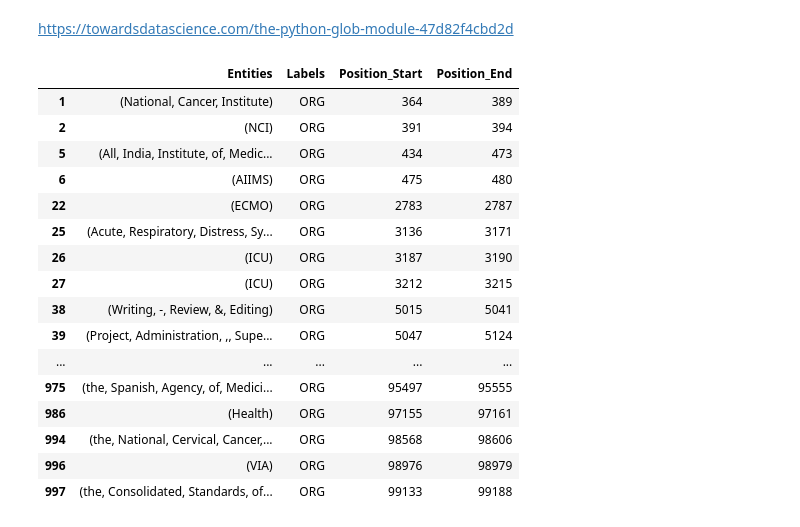
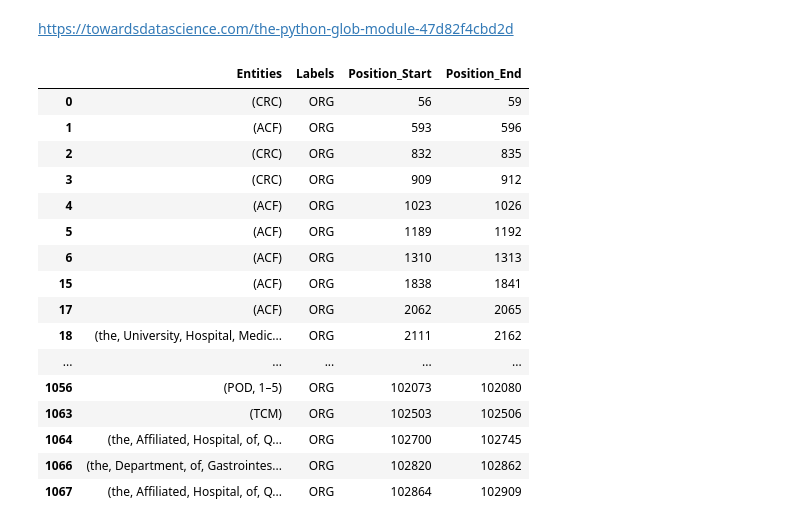
Before and after one commit to petermr/dictionary, a Jupyter notebook: ethics_statement_project/Ethics_statement_project_scraping_txt_file_containing_ethics.ipynb, the cells around one changed output. Drawn from its saved outputs; the diff is of its cells as text; code cells hidden in the pictures.

```diff
--- a/ethics_statement_project/Ethics_statement_project_scraping_txt_file_containing_ethics.ipynb
+++ b/ethics_statement_project/Ethics_statement_project_scraping_txt_file_containing_ethics.ipynb
@@ -66,61 +70,64 @@ files_to_check
 # %% [markdown]
 https://towardsdatascience.com/the-python-glob-module-47d82f4cbd2d
 # %%
+# Converting and writing the xml to text file
 import xml.etree.ElementTree as ET
 #xml_path='/Users/shweata/dictionary/ethics_statement_project/e_cancer_clinical_trial_50/PMC8078272/sections/2_back/0_fn-group.xml'
-file1 = open("ethics_statements_cancer_clinical_trial.50.txt","w+", encoding='utf-8')
+file1 = open("ethics_statements_cancer_clinical_trial_50.txt","w+", encoding='utf-8')
 for file in all_files:
     tree = ET.parse(file)
     root = tree.getroot()
     for para in root.iter('p'):
         #file1.write('para.text')
         print (para.text, file = file1)
+
+text = pathlib.Path("ethics_statements_cancer_clinical_trial_50.txt").read_text(encoding='utf-8')
 # %%
 #!pip install -U spacy
 #!python -m spacy download en_core_web_sm
 import spacy
 from spacy import displacy
 # %%
+# Named entity-recognition
 nlp = spacy.load("en_core_web_sm")
-import pandas as pd
-import pathlib
+
+
 #!python -m pip install icecream
 #from icecream import ic
-text = pathlib.Path("ethics_statements_cancer_clinical_trial.50.txt").read_text(encoding='utf-8')
 doc = nlp(text)
 
 
 entities = []
 labels = []
 position_start = []
 position_end = []
 
 for ent in doc.ents:
     entities.append(ent)
     labels.append(ent.label_)
     position_start.append(ent.start_char)
     position_end.append(ent.end_char)
 
 df = pd.DataFrame({'Entities':entities,'Labels':labels,'Position_Start':position_start, 'Position_End':position_end})
 pd.set_option("display.max_rows", None, "display.max_columns", None)
 #df
 df[df["Labels"] == 'ORG']
 #ic(entities, labels)
 # %% [output]
 |  | Entities | Labels | Position_Start | Position_End |
-| 1 | (National, Cancer, Institute) | ORG | 364 | 389 |
-| 2 | (NCI) | ORG | 391 | 394 |
-| 5 | (All, India, Institute, of, Medic... | ORG | 434 | 473 |
-| 6 | (AIIMS) | ORG | 475 | 480 |
-| 22 | (ECMO) | ORG | 2783 | 2787 |
-| 25 | (Acute, Respiratory, Distress, Sy... | ORG | 3136 | 3171 |
-| 26 | (ICU) | ORG | 3187 | 3190 |
-| 27 | (ICU) | ORG | 3212 | 3215 |
-| 38 | (Writing, -, Review, &, Editing) | ORG | 5015 | 5041 |
-| 39 | (Project, Administration, ,, Supe... | ORG | 5047 | 5124 |
+| 0 | (CRC) | ORG | 56 | 59 |
+| 1 | (ACF) | ORG | 593 | 596 |
+| 2 | (CRC) | ORG | 832 | 835 |
+| 3 | (CRC) | ORG | 909 | 912 |
+| 4 | (ACF) | ORG | 1023 | 1026 |
+| 5 | (ACF) | ORG | 1189 | 1192 |
+| 6 | (ACF) | ORG | 1310 | 1313 |
+| 15 | (ACF) | ORG | 1838 | 1841 |
+| 17 | (ACF) | ORG | 2062 | 2065 |
+| 18 | (the, University, Hospital, Medic... | ORG | 2111 | 2162 |
 | ... | ... | ... | ... | ... |
-| 975 | (the, Spanish, Agency, of, Medici... | ORG | 95497 | 95555 |
-| 986 | (Health) | ORG | 97155 | 97161 |
-| 994 | (the, National, Cervical, Cancer,... | ORG | 98568 | 98606 |
-| 996 | (VIA) | ORG | 98976 | 98979 |
-| 997 | (the, Consolidated, Standards, of... | ORG | 99133 | 99188 |
+| 1056 | (POD, 1–5) | ORG | 102073 | 102080 |
+| 1063 | (TCM) | ORG | 102503 | 102506 |
+| 1064 | (the, Affiliated, Hospital, of, Q... | ORG | 102700 | 102745 |
+| 1066 | (the, Department, of, Gastrointes... | ORG | 102820 | 102862 |
+| 1067 | (the, Affiliated, Hospital, of, Q... | ORG | 102864 | 102909 |
```
Also changed, not shown: parts of 3 cells of this notebook, 4 other files.
